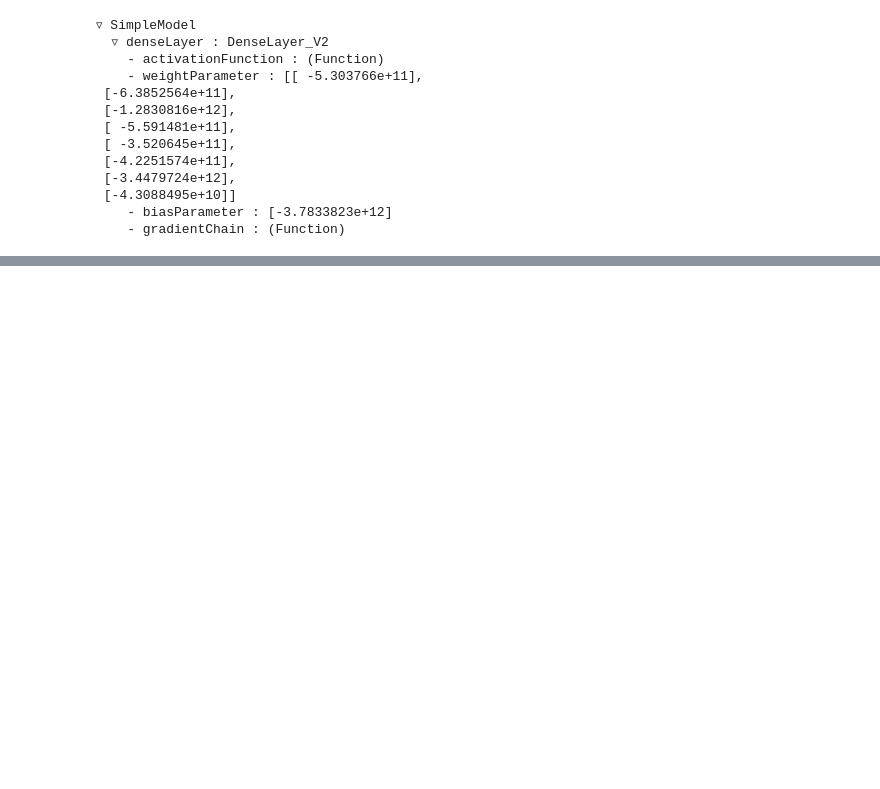
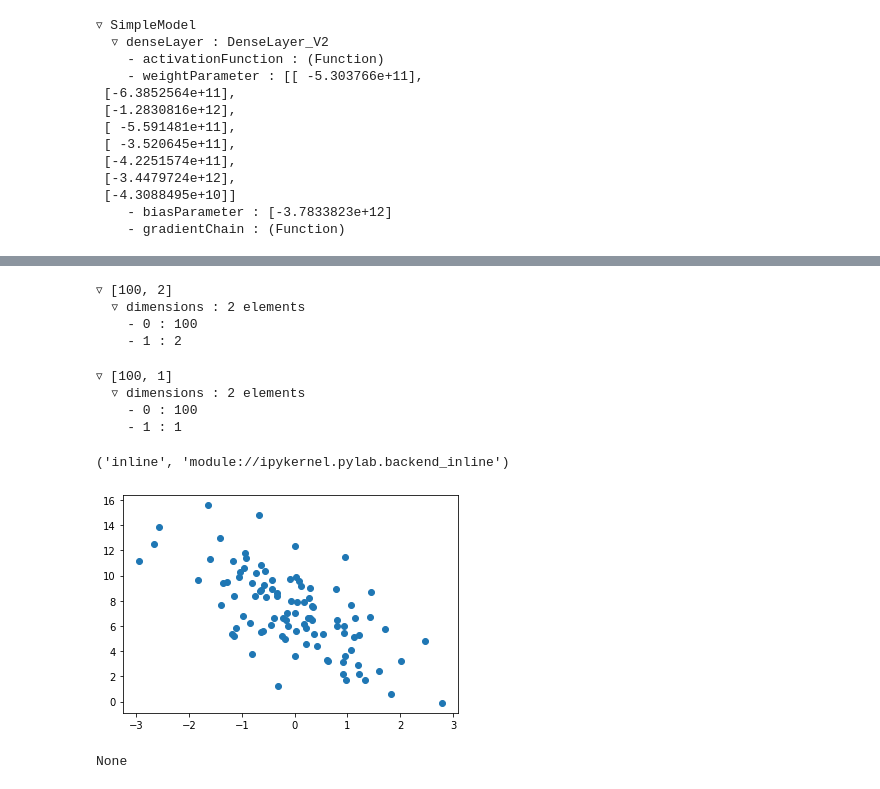
Before and after one commit to Unthrottled/fast-ai-swift, a Jupyter notebook: Teacher.ipynb, the cells around one changed output, grey strips where cells are left out. Drawn from its saved outputs; the diff is of its cells as text; code cells hidden in the pictures; blank space fills up the shorter version.

```diff
--- a/Teacher.ipynb
+++ b/Teacher.ipynb
@@ -636,0 +713,25 @@ simpleTrainedModel
+# %%
+let n = 100
+let inputPoints = TensorFloat(randomNormal: [100, 1])
+let A = inputPoints.concatenated(with: TensorFloat(ones: inputPoints.shape), alongAxis: 1)
+A.shape
+# %% [output]
+▿ [100, 2]
+  ▿ dimensions : 2 elements
+    - 0 : 100
+    - 1 : 2
+# %%
+let yValidationPoints = matmul(A, TensorFloat([-2, 7]).expandingShape(at: 1)) +
+                (TensorFloat(randomNormal: inputPoints.shape, seed: (69, 420)) * 2.5)
+yValidationPoints.shape
+# %% [output]
+▿ [100, 1]
+  ▿ dimensions : 2 elements
+    - 0 : 100
+    - 1 : 1
+# %%
+import Python
+%include "EnableIPythonDisplay.swift"
+IPythonDisplay.shell.enable_matplotlib("inline")
+# %% [output]
+('inline', 'module://ipykernel.pylab.backend_inline')
@@ -636,0 +740,7 @@ simpleTrainedModel
+# %%
+plotter.scatter(x: A.slice(lowerBounds: [0, 0], upperBounds:[A.shape[0], 1] ).makeNumpyArray(),
+                y: yValidationPoints.makeNumpyArray())
+plotter.show()
+# %% [output]
+[figure, added]
+None
```
Also changed, not shown: parts of 13 cells of this notebook.
